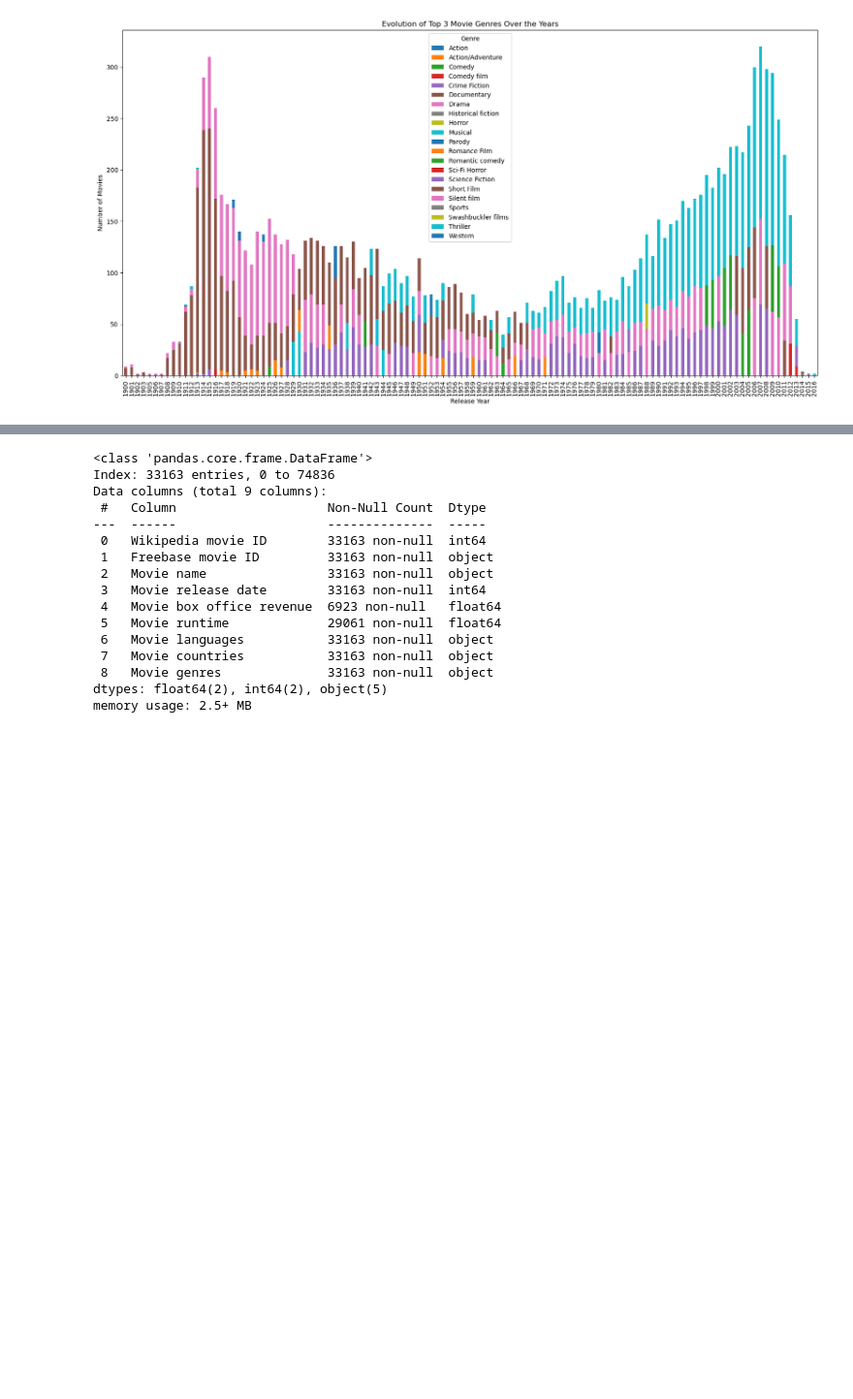
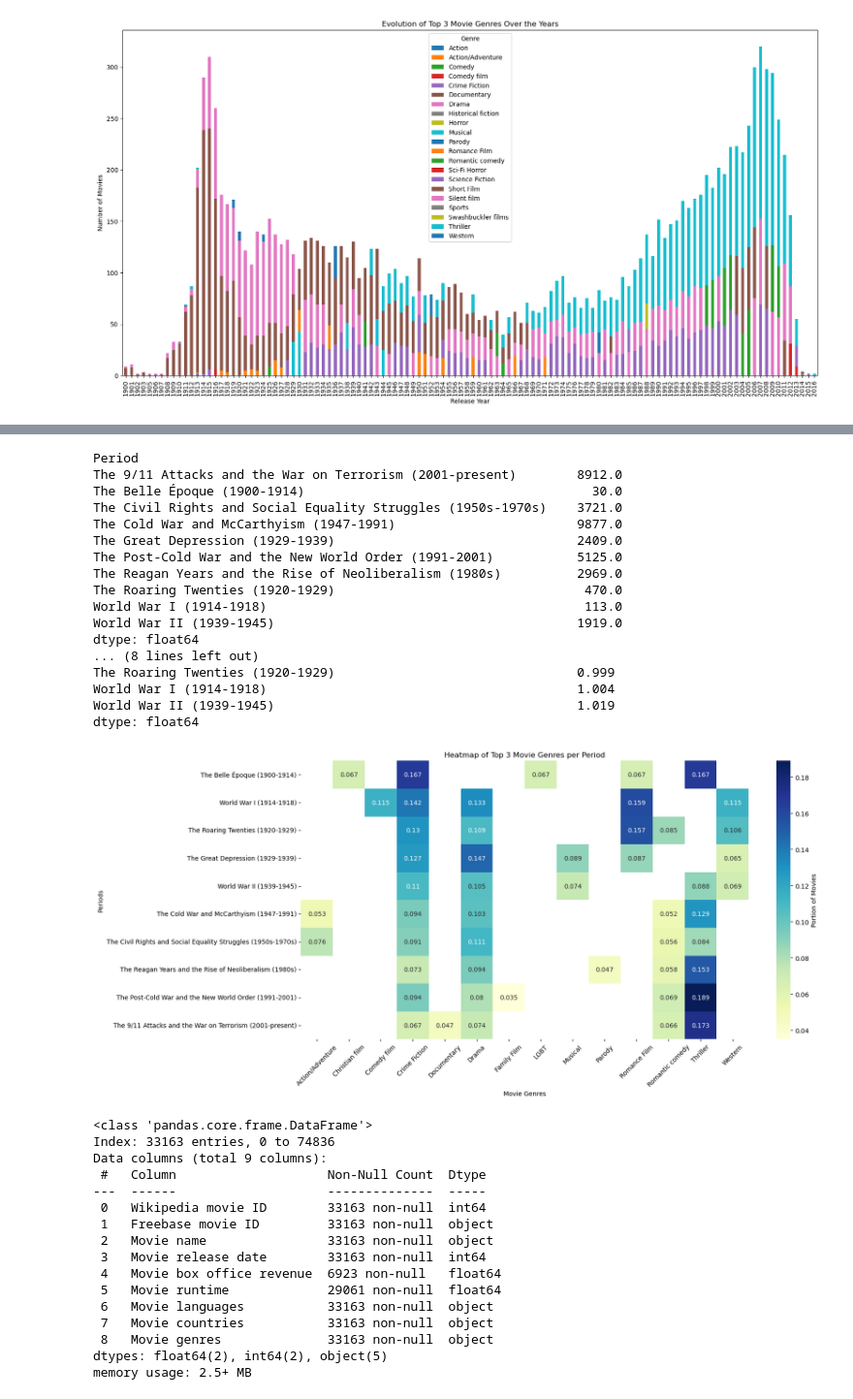
Before and after one commit to epfl-ada/ada-2024-project-metal2024, a Jupyter notebook: dataset_exploration.ipynb, the cells around one changed output, grey strips where cells are left out. Shown at 97% size. Cells and saved outputs as stored; diff of their text form; code cells hidden in the pictures; blank space fills up the shorter version.

```diff
--- a/dataset_exploration.ipynb
+++ b/dataset_exploration.ipynb
@@ -224,3 +302,61 @@ plt.show()
+# %%
+# Pivot the table to have periods as rows and genres as columns, with movie counts as values
+period_counts_pivot = period_counts.pivot(index='Period', columns='Movie genres', values='count')
+
+# Select top 3 genres for each period based on the count
+top_genres_list = period_counts_pivot.apply(lambda x: x.nlargest(5).index, axis=1)
+#print(period_counts_pivot)
+print(period_counts_pivot.sum(axis=1))
+
+period_counts_pivot_normalized = period_counts_pivot.div(period_counts_pivot.sum(axis=1), axis=0)
+
+# Round the values to 2 decimal places
+period_counts_pivot_normalized = period_counts_pivot_normalized.round(3)
+
+print(period_counts_pivot_normalized.sum(axis=1))
+
+# Select top 3 genres for each period based on the count
+top_genres_list = period_counts_pivot_normalized.apply(lambda x: x.nlargest(5).index, axis=1)
+
+# Create a new DataFrame to store the counts for the top 3 genres per period
+period_counts_pivot_top_3 = period_counts_pivot_normalized.apply(
+    lambda x: x[top_genres_list.loc[x.name]], axis=1
+)
+
+# Order the periods based on the dictionary
+ordered_periods = sorted(period_counts_pivot_top_3.index, key=lambda x: period_order_map.get(x, float('inf')))
+
+# Reindex the DataFrame to match the order of periods in ordered_periods
+period_counts_pivot_top_3 = period_counts_pivot_top_3.loc[ordered_periods]
+
+# Plot the heatmap
+plt.figure(figsize=(16, 8))
+sns.heatmap(period_counts_pivot_top_3, annot=True, fmt='g', cmap='YlGnBu', cbar_kws={'label': 'Portion of Movies'})
+plt.title('Heatmap of Top 3 Movie Genres per Period')
+plt.xlabel('Movie Genres')
+plt.ylabel('Periods')
+plt.xticks(rotation=45)
+plt.yticks(rotation=0)
+plt.show()
+# %% [output]
+Period
+The 9/11 Attacks and the War on Terrorism (2001-present)        8912.0
+The Belle Époque (1900-1914)                                      30.0
+The Civil Rights and Social Equality Struggles (1950s-1970s)    3721.0
+The Cold War and McCarthyism (1947-1991)                        9877.0
+The Great Depression (1929-1939)                                2409.0
+The Post-Cold War and the New World Order (1991-2001)           5125.0
+The Reagan Years and the Rise of Neoliberalism (1980s)          2969.0
+The Roaring Twenties (1920-1929)                                 470.0
+World War I (1914-1918)                                          113.0
+World War II (1939-1945)                                        1919.0
+dtype: float64
+... (8 lines left out)
+The Roaring Twenties (1920-1929)                                0.999
+World War I (1914-1918)                                         1.004
+World War II (1939-1945)                                        1.019
+dtype: float64
+[figure, added]
 # %%
 movies_df.info()
 # %% [output]
```
Also changed, not shown: parts of 12 cells of this notebook.
